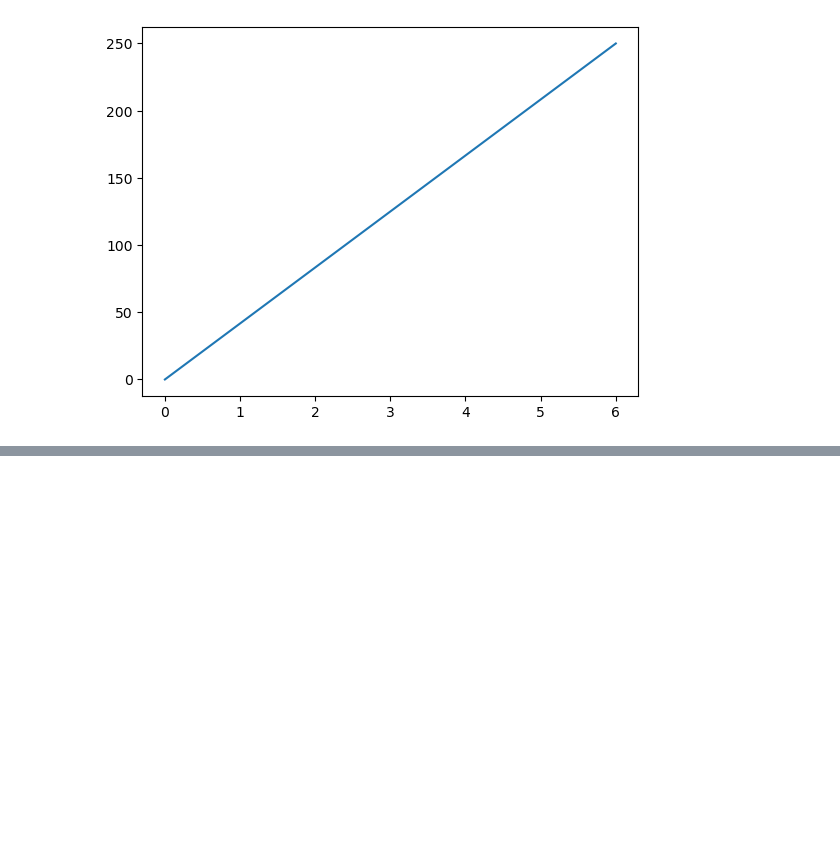
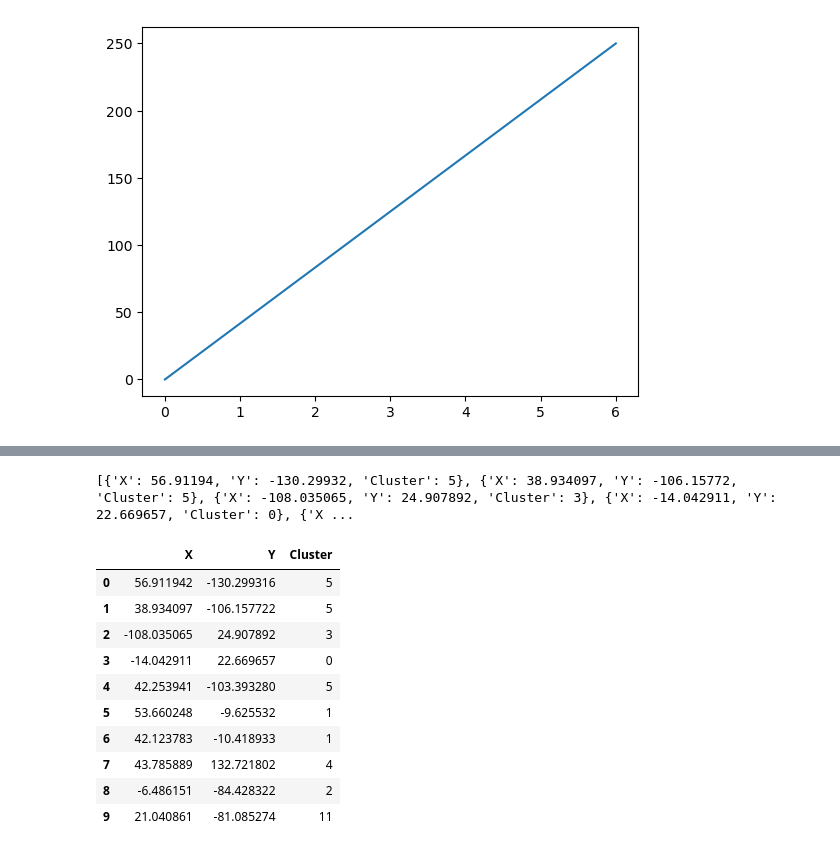
Before and after one commit to SparshRawal/mlp-project, a Jupyter notebook: DataAumentation.ipynb, the cells around one changed output, grey strips where cells are left out. Saved outputs shown, nothing was run; the diff lists cells and outputs as text; code cells hidden in the pictures; blank space fills up the shorter version.

```diff
--- a/DataAumentation.ipynb
+++ b/DataAumentation.ipynb
@@ -378,0 +392,31 @@ plt.imshow(full_image)
+# %%
+import pandas as pd
+data = []
+labels = kmeans.labels_
+for i in range(0,len(tsne)):
+    x = tsne[i][0]
+    y = tsne[i][1]
+    pred = labels[i]
+    data.append(
+        {
+            'X' : x,
+            'Y' : y,
+            'Cluster' : pred
+        }
+    )
+print(data)
+df = pd.DataFrame(data)
+df.head(10)
+# %% [output]
+[{'X': 56.91194, 'Y': -130.29932, 'Cluster': 5}, {'X': 38.934097, 'Y': -106.15772, 'Cluster': 5}, {'X': -108.035065, 'Y': 24.907892, 'Cluster': 3}, {'X': -14.042911, 'Y': 22.669657, 'Cluster': 0}, {'X ...
+|  | X | Y | Cluster |
+| 0 | 56.911942 | -130.299316 | 5 |
+| 1 | 38.934097 | -106.157722 | 5 |
+| 2 | -108.035065 | 24.907892 | 3 |
+| 3 | -14.042911 | 22.669657 | 0 |
+| 4 | 42.253941 | -103.393280 | 5 |
+| 5 | 53.660248 | -9.625532 | 1 |
+| 6 | 42.123783 | -10.418933 | 1 |
+| 7 | 43.785889 | 132.721802 | 4 |
+| 8 | -6.486151 | -84.428322 | 2 |
+| 9 | 21.040861 | -81.085274 | 11 |
```
Also changed, not shown: parts of 19 cells of this notebook, 1 other file.
